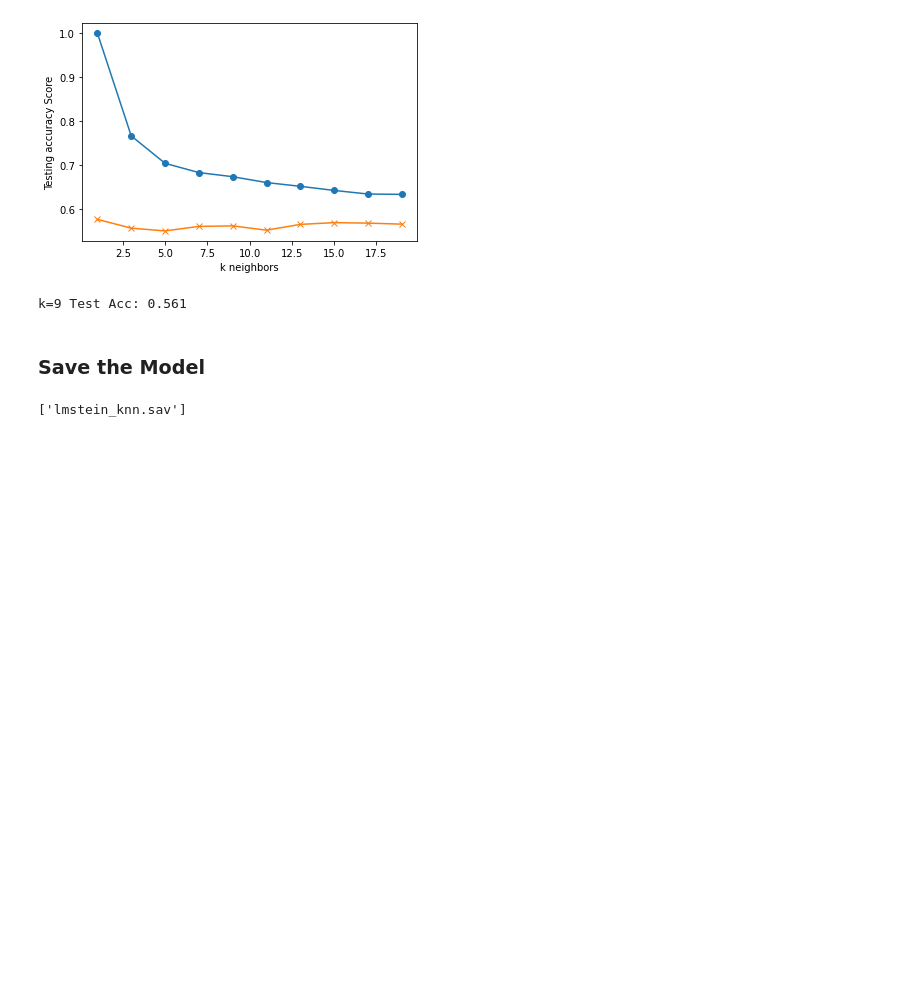
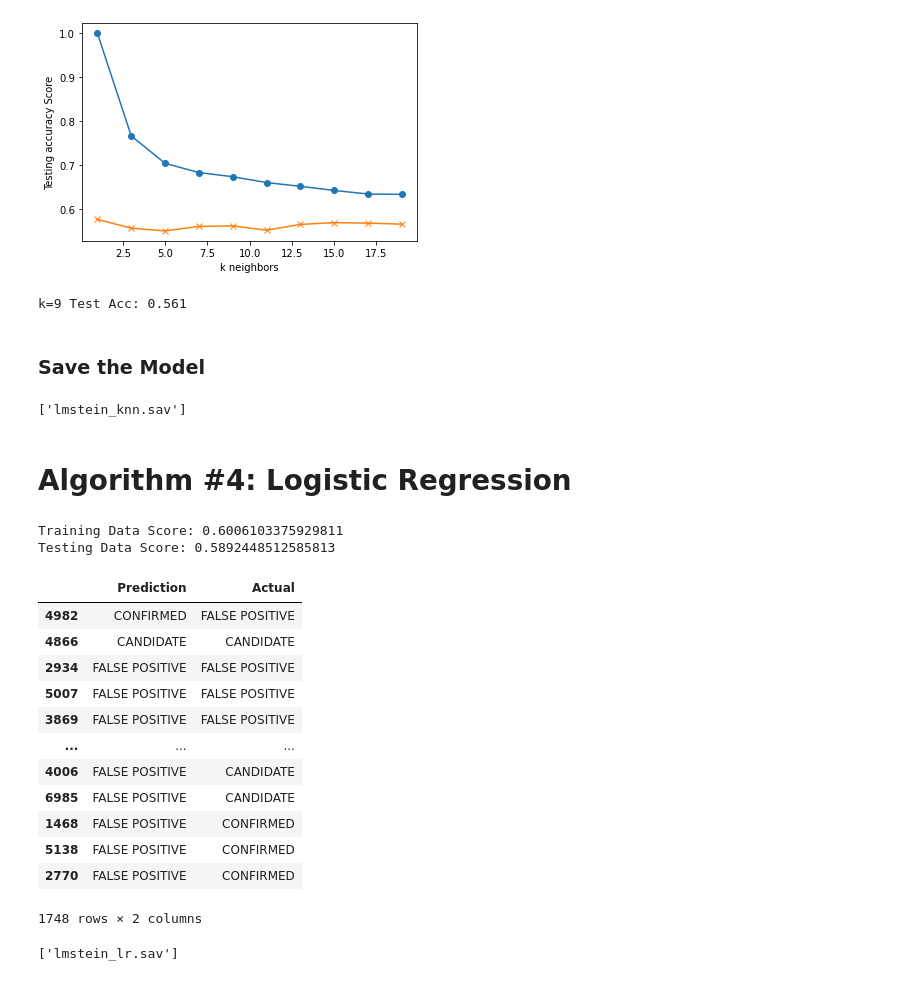
Before and after one commit to lilstarhunter/exoplanetExplorer, a Jupyter notebook: exolplanet_model.ipynb, the cells around one changed output. Saved outputs shown, nothing was run; the diff lists cells and outputs as text; code cells hidden in the pictures; blank space fills up the shorter version.

Commit message:
Added logistic regression

```diff
--- a/exolplanet_model.ipynb
+++ b/exolplanet_model.ipynb
@@ -338,3 +337,45 @@ filename = 'lmstein_knn.sav'
 joblib.dump("lmstein", filename)
 # %% [output]
 ['lmstein_knn.sav']
+# %% [markdown]
+# Algorithm #4: Logistic Regression
+# %%
+import matplotlib.pyplot as plt
+
+#Create a logistic regression model
+from sklearn.linear_model import LogisticRegression
+classifier = LogisticRegression(max_iter=500)
+
+# Fit the model to the data
+classifier.fit(X_train_minmax, y_train)
+
+
+# Scoer the model
+print(f"Training Data Score: {classifier.score(X_train_minmax, y_train)}")
+print(f"Testing Data Score: {classifier.score(X_test_minmax, y_test)}")
+
+#Make predictions using the X_test and y_test data
+predictions = classifier.predict(X_test_minmax)
+pd.DataFrame({"Prediction": predictions, "Actual": y_test})
+# %% [output]
+Training Data Score: 0.6006103375929811
+Testing Data Score: 0.5892448512585813
+|  | Prediction | Actual |
+| 4982 | CONFIRMED | FALSE POSITIVE |
+| 4866 | CANDIDATE | CANDIDATE |
+| 2934 | FALSE POSITIVE | FALSE POSITIVE |
+| 5007 | FALSE POSITIVE | FALSE POSITIVE |
+| 3869 | FALSE POSITIVE | FALSE POSITIVE |
+| ... | ... | ... |
+| 4006 | FALSE POSITIVE | CANDIDATE |
+| 6985 | FALSE POSITIVE | CANDIDATE |
+| 1468 | FALSE POSITIVE | CONFIRMED |
+| 5138 | FALSE POSITIVE | CONFIRMED |
+| 2770 | FALSE POSITIVE | CONFIRMED |
+1748 rows × 2 columns
+# %%
+import joblib
+filename = 'lmstein_lr.sav'
+joblib.dump("lmstein", filename)
+# %% [output]
+['lmstein_lr.sav']
```
Also changed, not shown: parts of 8 cells of this notebook, 1 other file.
